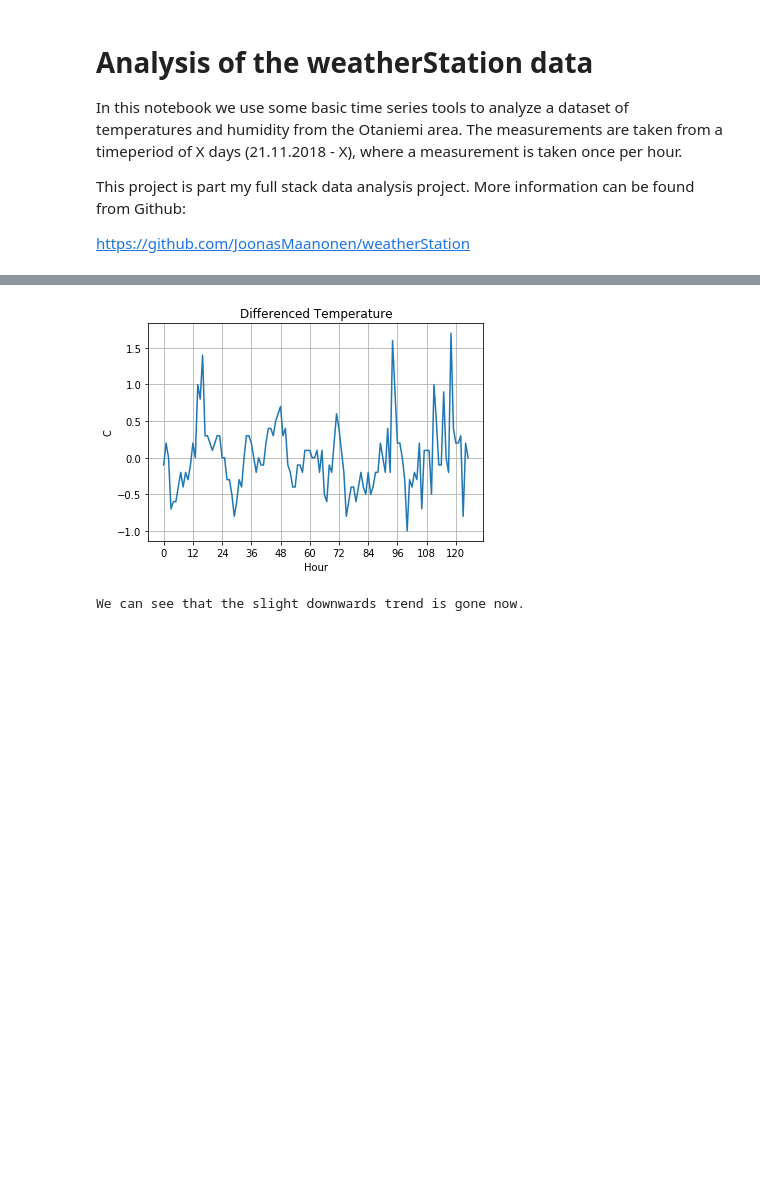
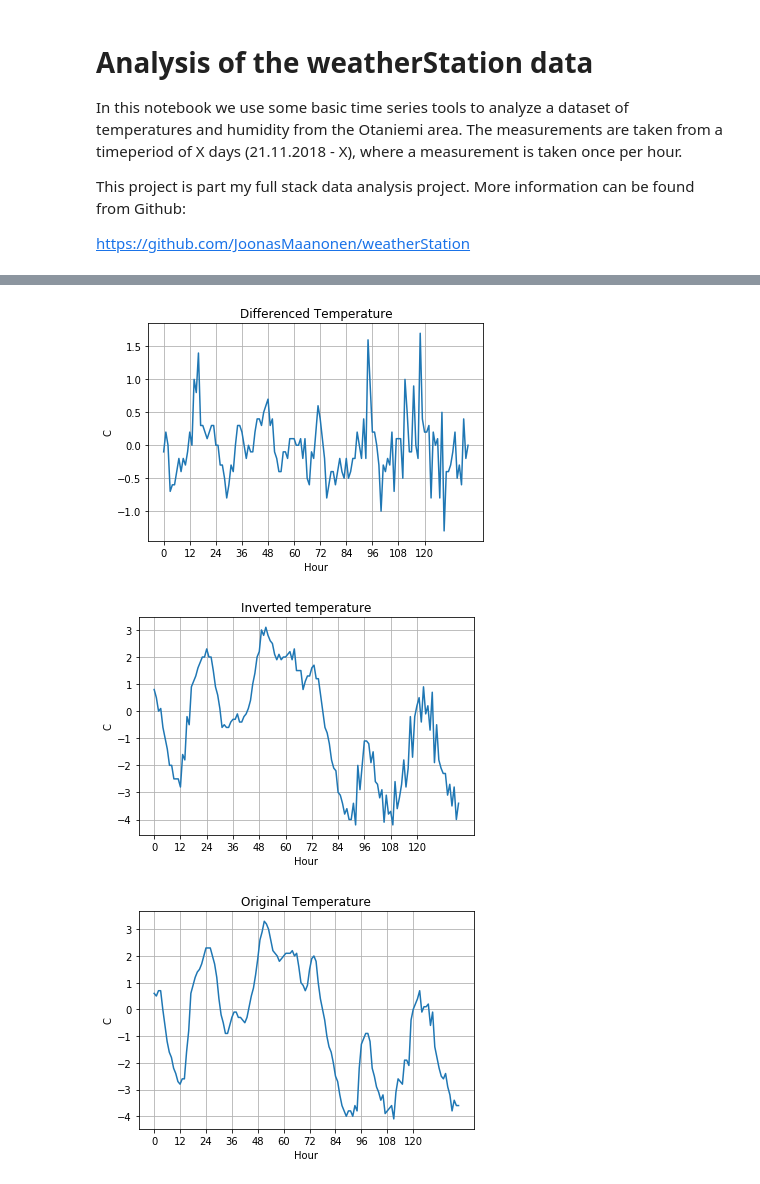
Before and after one commit to JoonasMaanonen/weatherStation, a Jupyter notebook: analysis.ipynb, the cells around one changed output, grey strips where cells are left out. Cells and saved outputs as stored; diff of their text form; code cells hidden in the pictures; blank space fills up the shorter version.

```diff
--- a/analysis.ipynb
+++ b/analysis.ipynb
@@ -53,30 +88,0 @@ This operator can be used to remove a linear trend from the data.
-# %%
-# Computes that difference
-def difference(data, lag=1):
-    diffed_data = []
-    for i in range(lag, len(data)):
-        value = data[i] - data[i - lag]
-        diffed_data.append(value)
-    return diffed_data
-
-# Extract the raw data
-data_values = data.values
-temp = data_values[:, 2]
-hum = data_values[:, 3]
-dates = data_values[:,0]
-
-# Normal Differencing
-plt.figure(1)
-diff_temp = difference(temp)
-plt.plot(diff_temp)
-_ = plt.xticks(np.arange(0, 122, 12))
-plt.grid(True)
-plt.title("Differenced Temperature")
-plt.ylabel("C")
-plt.xlabel("Hour")
-plt.show()
-
-print("We can see that the slight downwards trend is gone now.")
-# %% [output]
-[figure, removed]
-We can see that the slight downwards trend is gone now.
@@ -103,0 +89,46 @@ plt.show()
+# %%
+# Computes that difference
+def difference(data, lag=1):
+    diffed_data = []
+    for t in range(lag, len(data)):
+        value = data[t] - data[t - lag]
+        diffed_data.append(value)
+    return diffed_data
+
+def invert_difference(diffed_data, orig_data, lag=1):
+    inverted_data = []
+    for t in range(lag, len(diffed_data)):
+        value = diffed_data[t] + orig_data[t - lag]
+        inverted_data.append(value)
+    return inverted_data
+
+def plot_temp(temp_data, title):
+    plt.figure()
+    plt.plot(temp_data)
+    _ = plt.xticks(np.arange(0, 132, 12))
+    plt.grid(True)
+    plt.title(title)
+    plt.ylabel("C")
+    plt.xlabel("Hour")
+    plt.show()
+
+# Extract the raw data
+data_values = data.values
+temp = data_values[:, 2]
+hum = data_values[:, 3]
+dates = data_values[:,0]
+
+# Take first order difference to remove linear trend
+diff_temp = difference(temp)
+plot_temp(diff_temp, "Differenced Temperature")
+
+# Invert that difference and see if we get back the same series
+inverted_temp = invert_difference(diff_temp, temp)
+plot_temp(inverted_temp, "Inverted temperature")
+
+# Let's compare to the original data
+plot_temp(temp, "Original Temperature")
+# %% [output]
+[figure, added]
+[figure, added]
+[figure, added]
```
Also changed, not shown: parts of 8 cells of this notebook, 1 other file.
